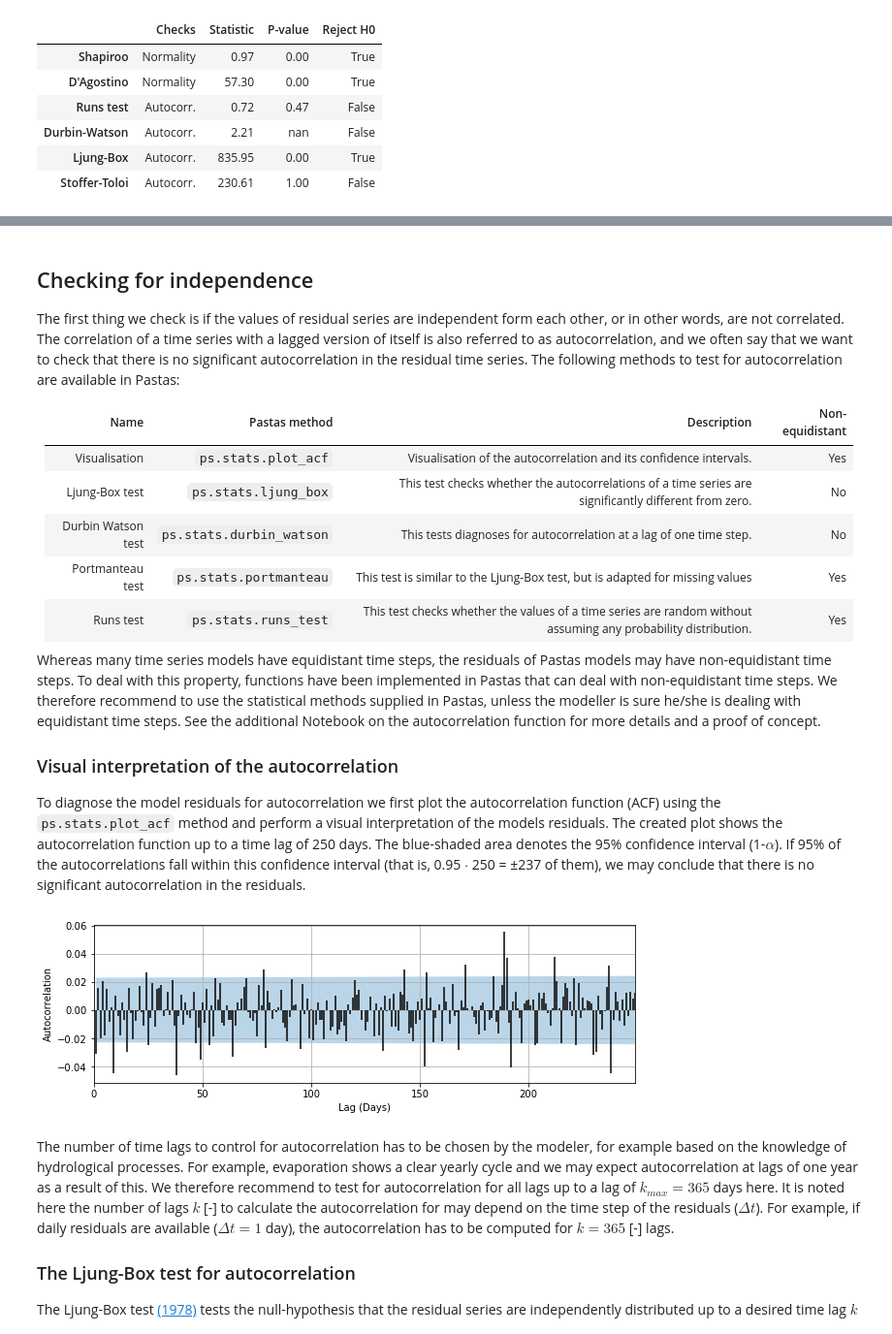
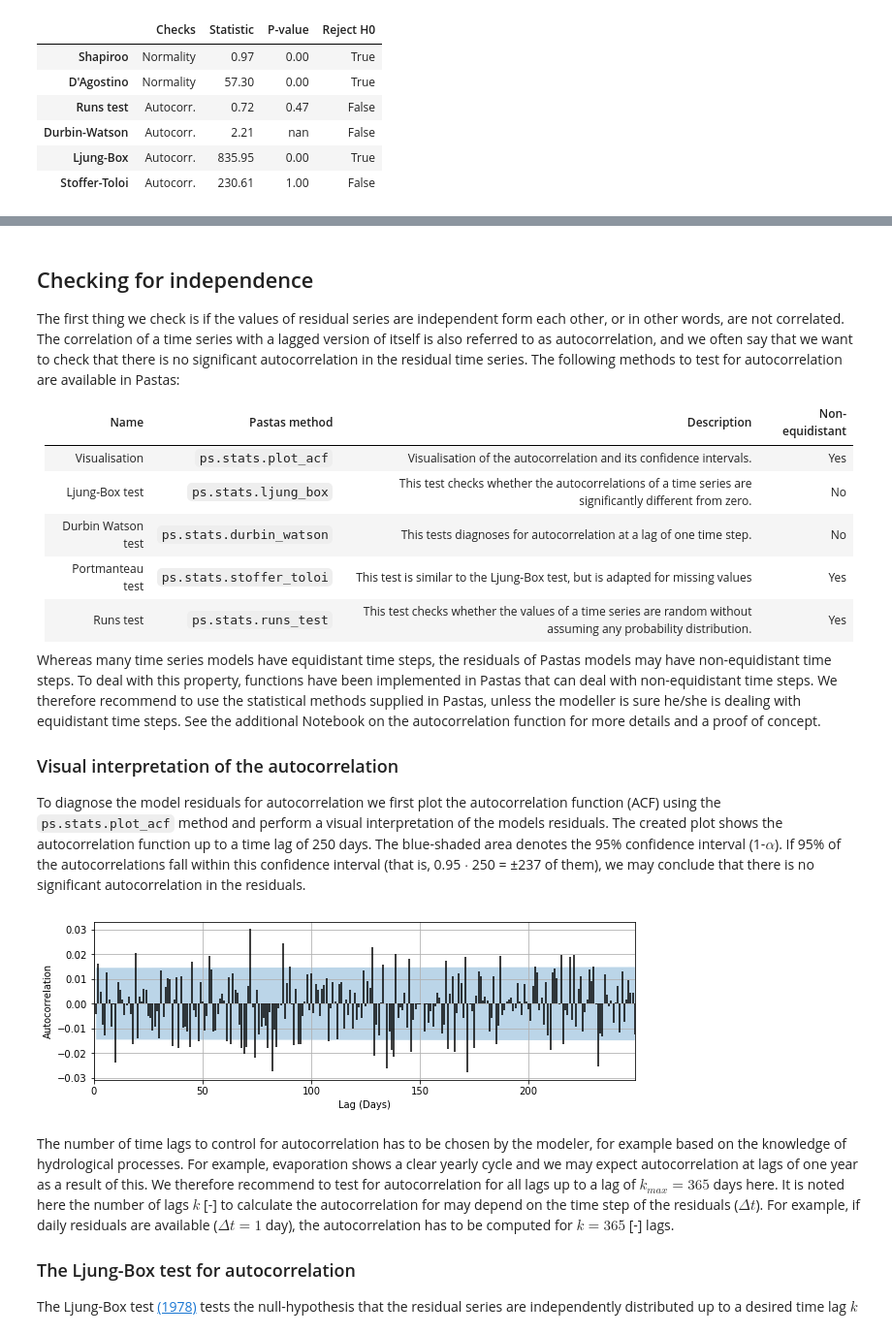
Before and after one commit to pastas/pastas, a Jupyter notebook: examples/notebooks/4_diagnostic_checking.ipynb, the cells around one changed output, grey strips where cells are left out. Shown at 97% size. Drawn from its saved outputs; the diff is of its cells as text; code cells hidden in the pictures.

Commit message:
Update notebook and diagnostics plot

```diff
--- a/examples/notebooks/4_diagnostic_checking.ipynb
+++ b/examples/notebooks/4_diagnostic_checking.ipynb
@@ -86,8 +100,7 @@ ps.stats.diagnostics(ml.noise(), alpha=0.05)
 # %%
-import numpy as np
 random_seed = np.random.RandomState(12345)
-index = pd.to_datetime(np.arange(3650), unit="D")
-noise = pd.Series(random_seed.normal(0,1,3650), index=index)
+index = pd.to_datetime( np.arange(4.5*3650), unit="D")
+noise = pd.Series(random_seed.normal(0,1,len(index)), index=index).loc["1990":]
 noise.plot(figsize=(12,2))
 # %% [output]
 <matplotlib.axes._subplots.AxesSubplot at 0x...>
@@ -107,7 +124,7 @@ The first thing we check is if the values of residual series are independent for
 | Visualisation | `ps.stats.plot_acf` | Visualisation of the autocorrelation and its confidence intervals. | Yes |
 |Ljung-Box test| `ps.stats.ljung_box`| This test checks whether the autocorrelations of a time series are significantly different from zero.| No |
 | Durbin Watson test | `ps.stats.durbin_watson` | This tests diagnoses for autocorrelation at a lag of one time step. | No |
-|Portmanteau test |`ps.stats.portmanteau`| This test is similar to the Ljung-Box test, but is adapted for missing values | Yes |
+|Portmanteau test |`ps.stats.stoffer_toloi`| This test is similar to the Ljung-Box test, but is adapted for missing values | Yes |
 | Runs test |`ps.stats.runs_test` | This test checks whether the values of a time series are random without assuming any probability distribution. | Yes |
 
 Whereas many time series models have equidistant time steps, the residuals of Pastas models may have non-equidistant time steps. To deal with this property, functions have been implemented in Pastas that can deal with non-equidistant time steps. We therefore recommend to use the statistical methods supplied in Pastas, unless the modeller is sure he/she is dealing with equidistant time steps. See the additional Notebook on the autocorrelation function for more details and a proof of concept.
@@ -115,9 +132,9 @@ Whereas many time series models have equidistant time steps, the residuals of Pa
 ### Visual interpretation of the autocorrelation
 To diagnose the model residuals for autocorrelation we first plot the autocorrelation function (ACF) using the `ps.stats.plot_acf` method and perform a visual interpretation of the models residuals. The created plot shows the autocorrelation function up to a time lag of 250 days. The blue-shaded area denotes the 95\% confidence interval (1-$\alpha$). If 95\% of the autocorrelations fall within this confidence interval (that is, 0.95 $\cdot$ 250 = ±237 of them), we may conclude that there is no significant autocorrelation in the residuals.
 # %%
-ax = ps.stats.plot_acf(noise, acf_options=dict(lags=np.arange(250)), figsize=(10,3))
+ax = ps.stats.plot_acf(noise, acf_options=dict(lags=np.arange(250), bin_width=0.5), figsize=(10,3))
 # %% [output]
-[figure, old version]
+[figure, new version]
 # %% [markdown]
 The number of time lags to control for autocorrelation has to be chosen by the modeler, for example based on the knowledge of hydrological processes. For example, evaporation shows a clear yearly cycle and we may expect autocorrelation at lags of one year as a result of this. We therefore recommend to test for autocorrelation for all lags up to a lag of $k_{max}=365$ days here. It is noted here the number of lags $k$ [-] to calculate the autocorrelation for may depend on the time step of the residuals ($\Delta t$). For example, if daily residuals are available ($\Delta t = 1$ day), the autocorrelation has to be computed for $k=365$ [-] lags.
 
```
Also changed, not shown: parts of 34 cells of this notebook, 1 other file.
